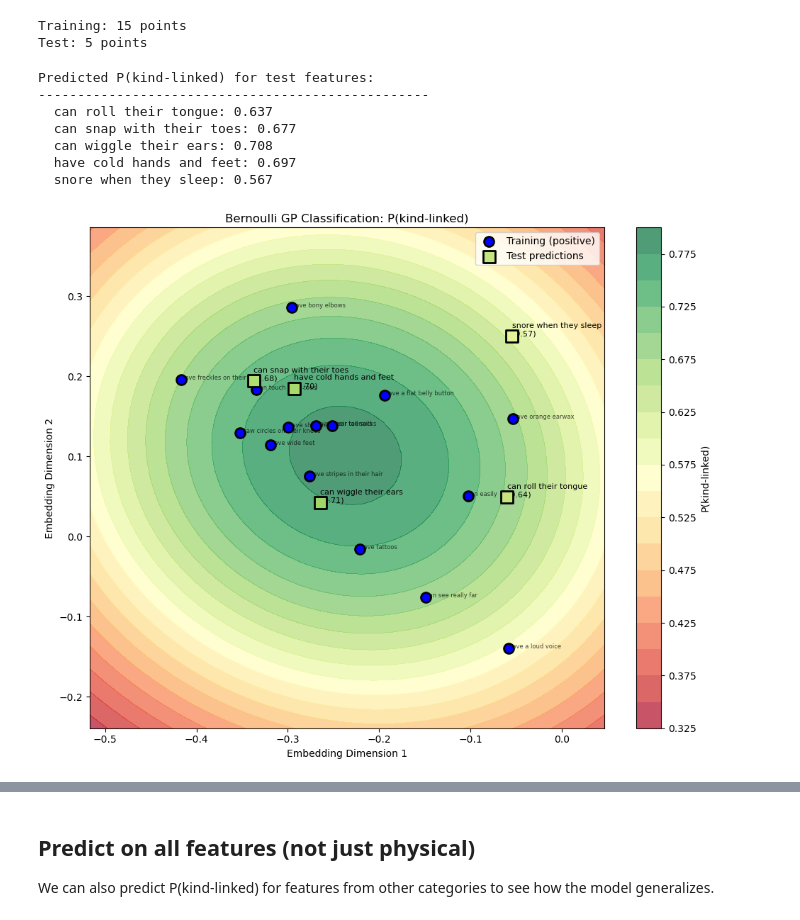
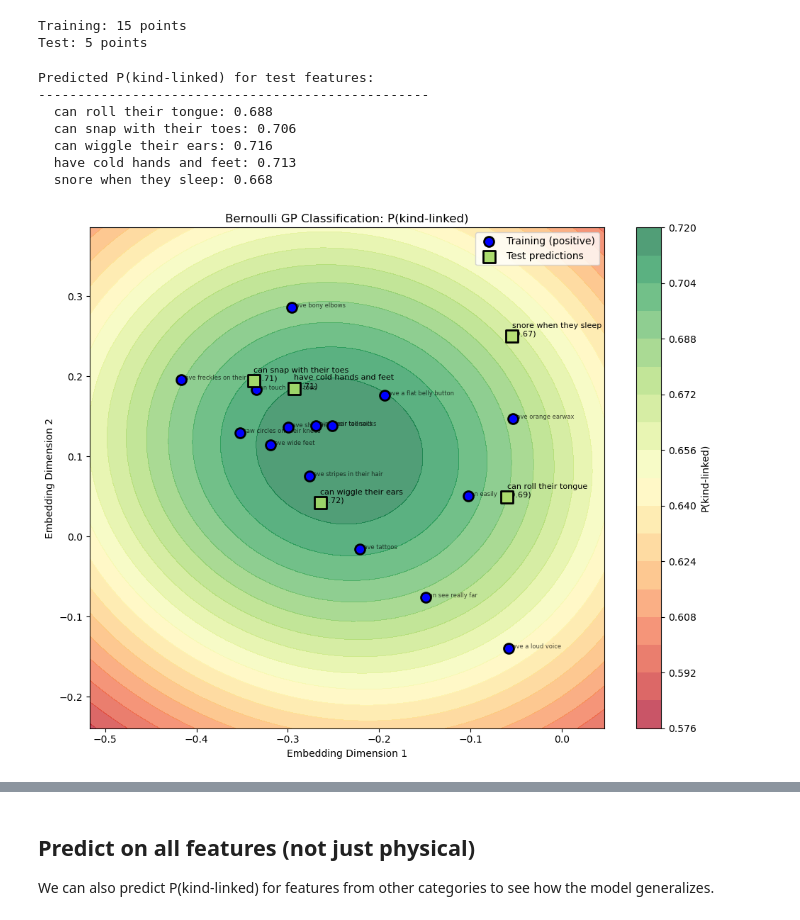
Before and after one commit to mariannazhang/compgenerics, a Jupyter notebook: model/gp/model-gp-study9.ipynb, the cells around one changed output, grey strips where cells are left out. Saved outputs shown, nothing was run; the diff lists cells and outputs as text; code cells hidden in the pictures.

```diff
--- a/model/gp/model-gp-study9.ipynb
+++ b/model/gp/model-gp-study9.ipynb
@@ -69,13 +69,13 @@ Training: 15 points
 Test: 5 points
 # %%
 # Run Bernoulli GP classification
-# prior_mean=-2.0 means P(kind-linked) ≈ 0.12 far from training data
+# prior_mean=0 means P(kind-linked) = .5
 results = gp.bernoulli_gp_classify(
     train_coords=train_coords,
     train_labels=train_labels,
     test_coords=test_coords,
     kernel_name="rbf_2d_ard",
-    prior_mean=-2.0,
+    prior_mean=0,
     return_latent=True
 )
 
@@ -87,27 +87,27 @@ for feat, prob in zip(test_df['feature'].values, results['probabilities']):
 # %% [output]
 Predicted P(kind-linked) for test features:
 --------------------------------------------------
-  can roll their tongue: 0.637
-  can snap with their toes: 0.677
-  can wiggle their ears: 0.708
-  have cold hands and feet: 0.697
-  snore when they sleep: 0.567
+  can roll their tongue: 0.688
+  can snap with their toes: 0.706
+  can wiggle their ears: 0.716
+  have cold hands and feet: 0.713
+  snore when they sleep: 0.668
 # %%
 # Visualize the GP classification
 gp.visualize_bernoulli_gp(
     train_coords=train_coords,
     train_labels=train_labels,
     test_coords=test_coords,
     predictions=results,
     feature_names_train=list(train_df['feature'].values),
     feature_names_test=list(test_df['feature'].values),
     grid_resolution=50,
     kernel_name="rbf_2d_ard",
-    prior_mean=-2.0
+    prior_mean=0
 )
 plt.show()
 # %% [output]
-[figure, old version]
+[figure, new version]
 # %%
 # Show best hyperparameters found
 print("Best hyperparameters (by marginal likelihood):")
```
Also changed, not shown: parts of 8 cells of this notebook.
